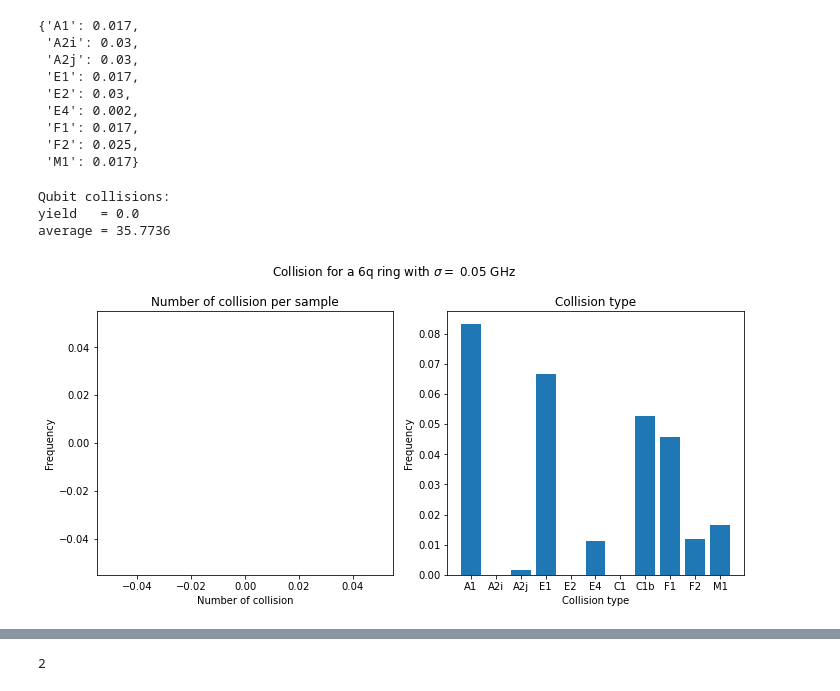
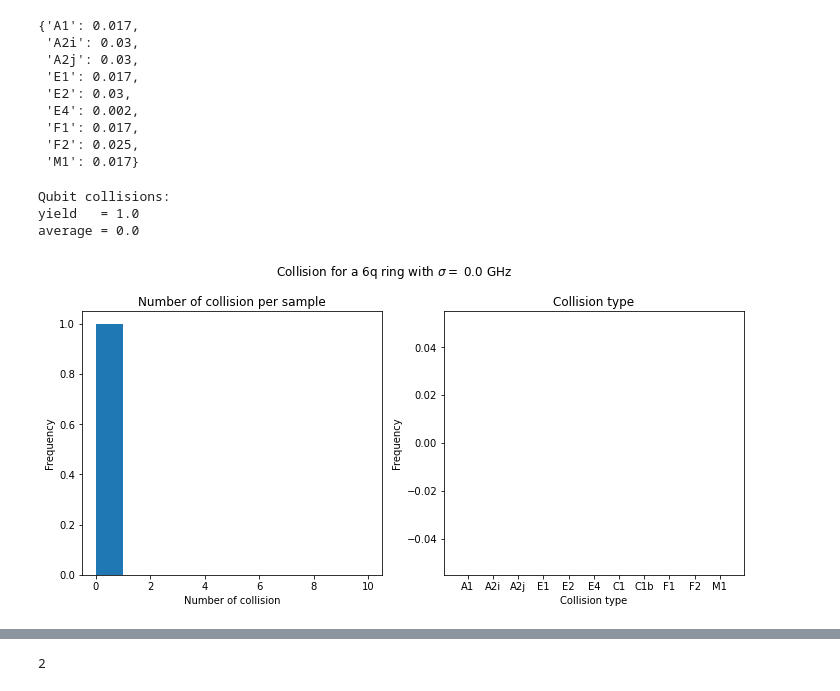
Before and after one commit to AlMrvn/frequency-allocation, a Jupyter notebook: yield_newformat.ipynb, the cells around one changed output, grey strips where cells are left out. Drawn from its saved outputs; the diff is of its cells as text; code cells hidden in the pictures.

```diff
--- a/yield_newformat.ipynb
+++ b/yield_newformat.ipynb
@@ -91,7 +89,7 @@ cstr_key = cr_keys
 # %%
 # parametrization
 Nsamples = 10000
-sigma = 0.05
+sigma = 0.0
 
 fig, axs = plt.subplots(1, 2, figsize=(10, 5))
 
@@ -110,37 +108,37 @@ ax.hist(collisions, bins=[0, 1, 2, 3, 4, 5, 6, 7, 8, 9, 10], density=True)
 
 #legend
 ax.set_xlabel("Number of collision")
 ax.set_ylabel("Frequency")
 ax.set_title("Number of collision per sample")
 
 print("Qubit collisions:")
 print(f"yield   = {np.sum(collisions==0)/len(collisions)}")
 print(f"average = {np.sum(collisions)/len(collisions)}")
 
 # histogram of the type of errors
 ax = axs[1]
 c = np.array(c)
 cc = np.sum(~np.array(c), axis=1)
 v = [sum(idx_len[:k]) for k in range(len(idx_len)+1)]
-col = np.array([np.mean(cc[v[i]: v[i+1]]) for i in range(len(v)-1)])/NSamples
+col = np.array([np.mean(cc[v[i]: v[i+1]]) for i in range(len(v)-1)])/Nsamples
 
 ax.bar(np.arange(11), col)
 ax.set_xticks(np.arange(11))
 ax.set_xticklabels(cr_keys)
 
 ax.set_xlabel('Collision type')
 ax.set_ylabel('Frequency')
 
 ax.set_title("Collision type")
 
 fig.suptitle(f"Collision for a 6q ring with $\sigma=$ {sigma} GHz")
 
 fig.tight_layout()
 # %% [output]
 Qubit collisions:
-yield   = 0.0
-average = 35.7736
+yield   = 1.0
+average = 0.0
-[figure, old version]
+[figure, new version]
 # %%
 x = [sum(idx_len[:k]) for k in range(len(idx_len)+1)]
 xm = [(x[i] + x[i+1])/2 for i in range(len(x)-1)]
```
Also changed, not shown: parts of 3 cells of this notebook.
